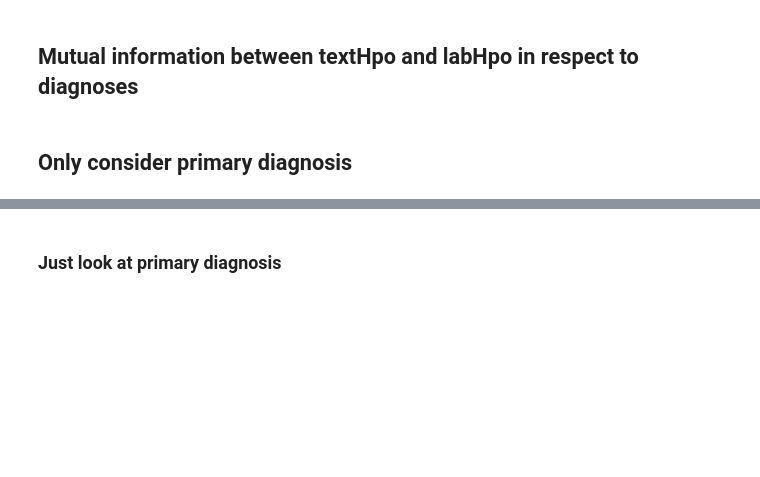
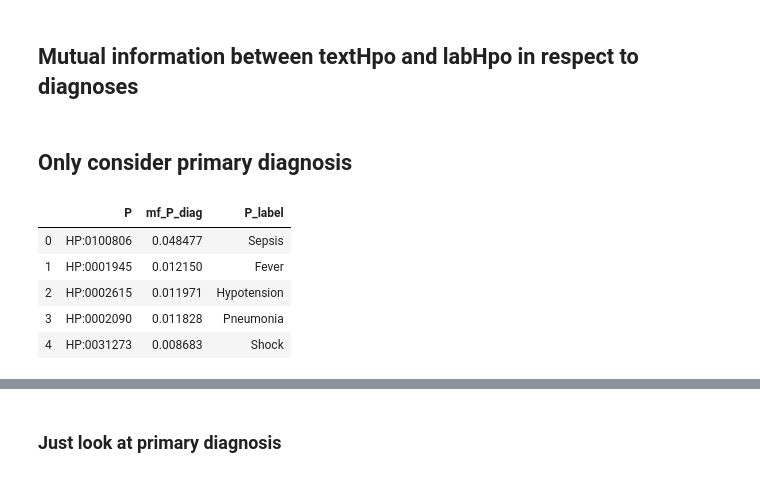
Before and after one commit to TheJacksonLaboratory/MIMIC_HPO, a Jupyter notebook: src/main/notebooks/interpretation.ipynb, the cells around one changed output, grey strips where cells are left out. Cells and saved outputs as stored; diff of their text form; code cells hidden in the pictures; blank space fills up the shorter version.

```diff
--- a/src/main/notebooks/interpretation.ipynb
+++ b/src/main/notebooks/interpretation.ipynb
@@ -198,0 +203,16 @@ def filtered_mf_dataframe(summary, p_values=None, percentile_cut=None):
+# %%
+# mutual information between textHpo and diagnosis
+df_mf_textHpo_diagnosis = df_mf_Xz.assign(P_label = \
+    np.array([hpo.term_id2name_map().get(termid) for termid in df_mf_Xz.P])) \
+    .sort_values(by='mf_P_diag', ascending=False) \
+    .reset_index(drop=True)
+
+df_mf_textHpo_diagnosis.to_csv('../../../data/mf_regarding_diseases/primary_only/mf_textHpo_diag_{}.csv'.format(disease))
+df_mf_textHpo_diagnosis.head()
+# %% [output]
+|  | P | mf_P_diag | P_label |
+| 0 | HP:0100806 | 0.048477 | Sepsis |
+| 1 | HP:0001945 | 0.012150 | Fever |
+| 2 | HP:0002615 | 0.011971 | Hypotension |
+| 3 | HP:0002090 | 0.011828 | Pneumonia |
+| 4 | HP:0031273 | 0.008683 | Shock |
```
Also changed, not shown: parts of 7 cells of this notebook, 3 other files.
